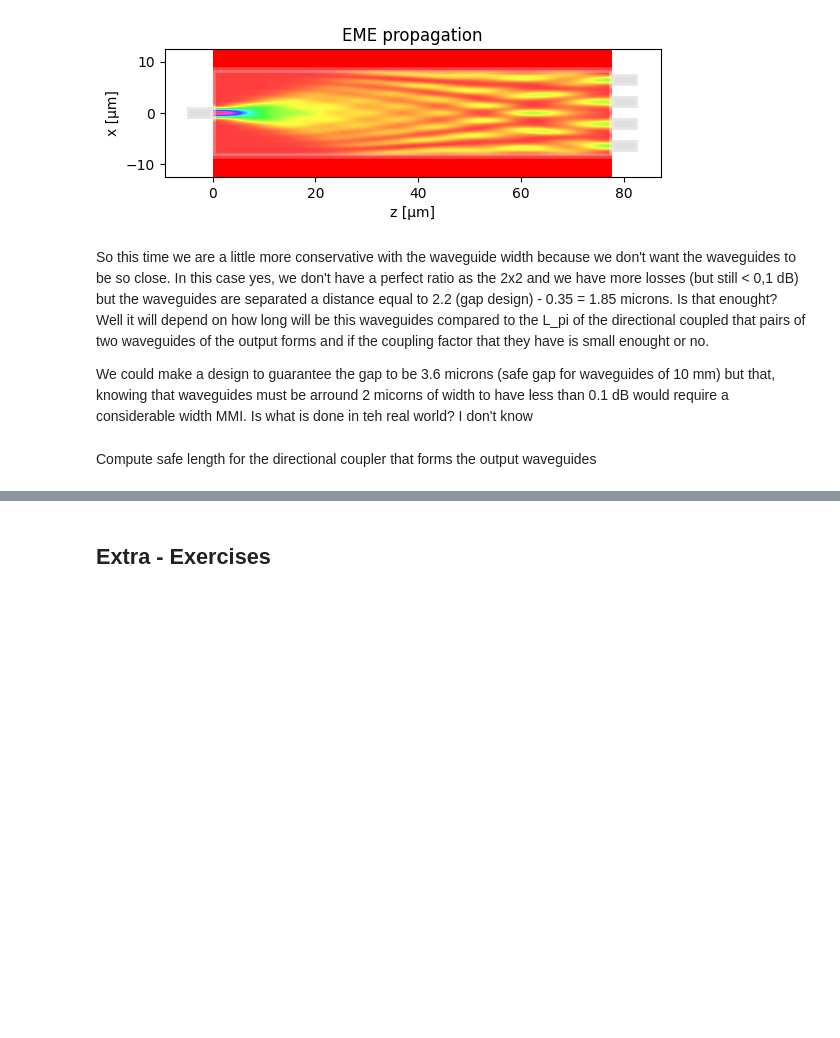
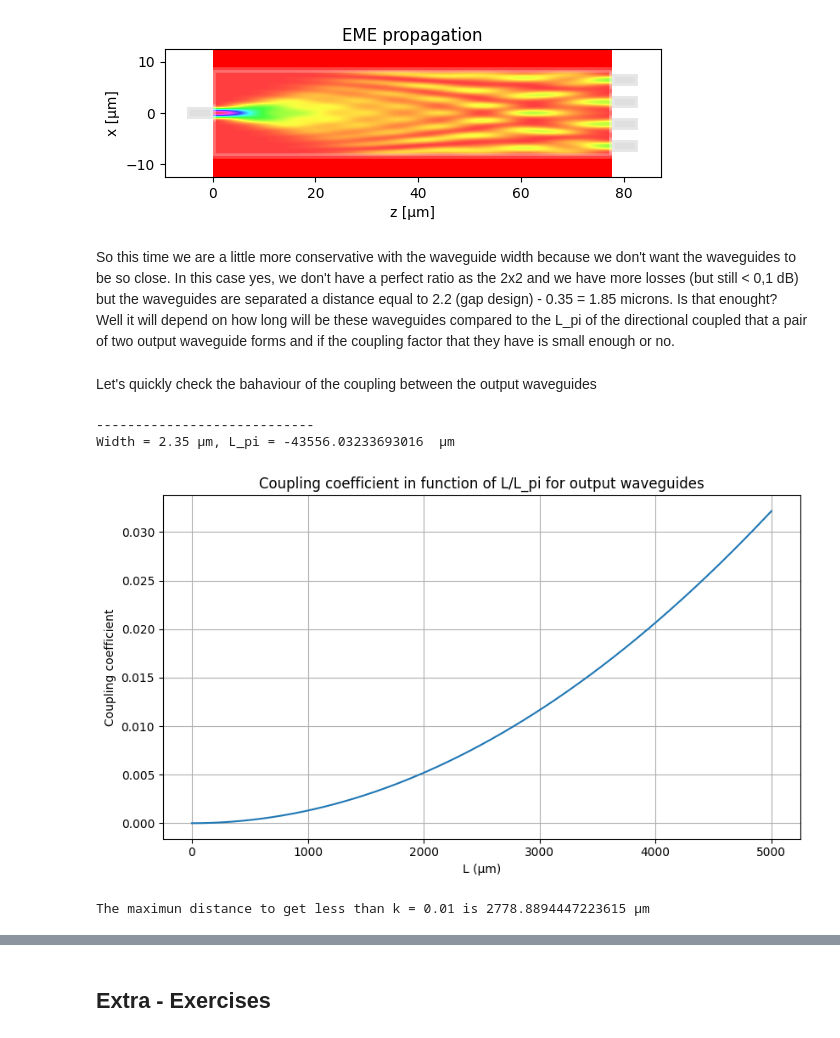
Before and after one commit to DBAEASE/pic-upv-lab2, a Jupyter notebook: COUPLERS_Student.ipynb, the cells around one changed output, grey strips where cells are left out. Cells and saved outputs as stored; diff of their text form; code cells hidden in the pictures; blank space fills up the shorter version.

```diff
--- a/COUPLERS_Student.ipynb
+++ b/COUPLERS_Student.ipynb
@@ -1821,8 +1821,55 @@ Power over OUTs:  ['0.2397', '0.2396', '0.2494', '0.2494']
 Ratio over OUTs ['0.2450', '0.2450', '0.2550', '0.2550']
 [figure]
 # %% [markdown]
-So this time we are a little more conservative with the waveguide width because we don't want the waveguides to be so close. In this case yes, we don't have a perfect ratio as the 2x2 and we have more losses (but still < 0,1 dB) but the waveguides are separated a distance equal to 2.2 (gap design) - 0.35 = 1.85 microns. Is that enought? Well it will depend on how long will be this waveguides compared to the L_pi of the directional coupled that pairs of two waveguides of the output forms and if the coupling factor that they have is small enought or no.
-
-We could make a design to guarantee the gap to be 3.6 microns (safe gap for waveguides of 10 mm) but that, knowing that waveguides must be arround 2 micorns of width to have less than 0.1 dB would require a considerable width MMI. Is what is done in teh real world? I don't know
+So this time we are a little more conservative with the waveguide width because we don't want the waveguides to be so close. In this case yes, we don't have a perfect ratio as the 2x2 and we have more losses (but still < 0,1 dB) but the waveguides are separated a distance equal to 2.2 (gap design) - 0.35 = 1.85 microns. Is that enought? Well it will depend on how long will be these waveguides compared to the L_pi of the directional coupled that a pair of two output waveguide forms and if the coupling factor that they have is small enough or no.
-# %% [markdown]
-Compute safe length for the directional coupler that forms the output waveguides
+# %% [markdown]
+Let's quickly check the bahaviour of the coupling between the output waveguides
+# %%
+wg_gap = 1.85 # Student. Gap between waveguides (always in microns remember)
+#I will iterate this value at hand, doing a for loop I got a error (ValueError: Point is outside of the mesh.) after a 4-5 iterations
+wg_width = 2.35 # Student. Core waveguides width
+d = wg_width + wg_gap
+wg_N = 2 #2x2 coupler so 2 waveguides
+
+# This library dont use chache and take more computational time
+m = DC_EME() # Here you instantiate a Directional Coupler to be simulated with the Eigen-mode expansion (EME) algorithm.
+m.MMI_num_modes = 18 # Number of modes to be calculated. Here, the higher, the better since we are going to calculate, this is based finite elements
+                    # the propagation based on the mode decomposition.
+m.DC_wg_gap = wg_gap # Gap between waveguides
+m.DC_wg_width = wg_width # Width of the waveguides core
+m.DC_N_waveguides = wg_N
+m.wvl = 1.55 # <--- We change the simulation wavelength
+# 1) Compute de DC modes - Only execute whenever a geometrical parameter is changed. Takes time to find the modes.
+m.find_all_modes()
+
+# 2) Get the L_pi
+L_pi = m.get_L_pi() # It filters modes between TE and TM, so it calcules in a good way the L_pi, the other library assumes TE the first two modes
+print('----------------------------')
+print(f"Width = {wg_width} µm, L_pi = {L_pi}  µm")
+# %% [output]
+----------------------------
+Width = 2.35 µm, L_pi = -43556.03233693016  µm
+# %%
+# Take care of alliasing and the number of cycles I am ploting, with 100 cycles and 100 samples, the sampling frequency is to small, i will get aliasing!
+length = np.linspace(0, 5000, 2000)
+argument = 1/2*np.pi*(length/np.abs(L_pi))
+k = np.sin(argument)**2
+L_0 = find_lengths_k(0,L_pi,max(length))
+L_050 = find_lengths_k(0.5,L_pi,max(length))
+L_1 = find_lengths_k(1,L_pi,max(length))
+
+plt.figure(figsize=(10, 5))
+plt.plot(length, k)
+plt.title(f"Coupling coefficient in function of L/L_pi for output waveguides")
+plt.xlabel("L (µm)")
+plt.ylabel("Coupling coefficient")
+plt.grid()
+#plt.xticks(np.arange(0, 1000, 100))
+plt.tight_layout(rect=[0, 0, 0.85, 1])
+# %% [output]
+[figure, added]
+# %%
+index = np.argmax(k > 0.01)
+print(f'The maximun distance to get less than k = 0.01 is {length[index]} µm')
+# %% [output]
+The maximun distance to get less than k = 0.01 is 2778.8894447223615 µm
```
Also changed, not shown: parts of 13 cells of this notebook, 1 other file.
